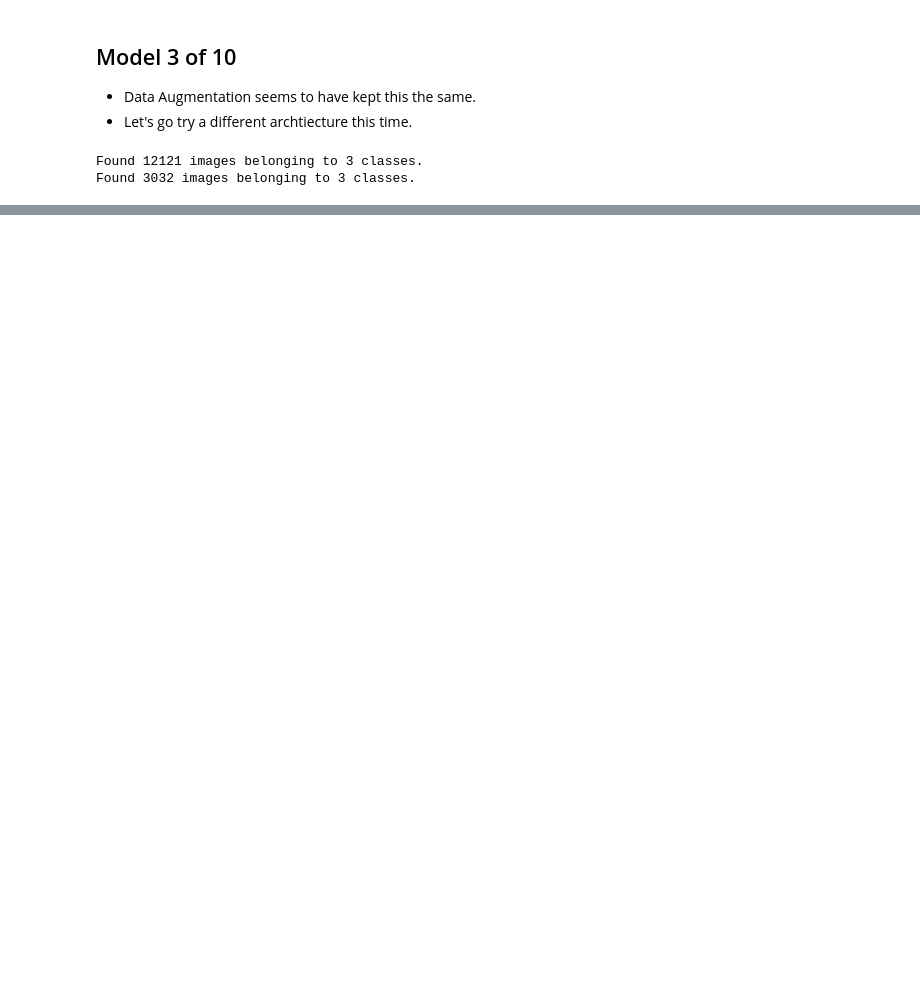
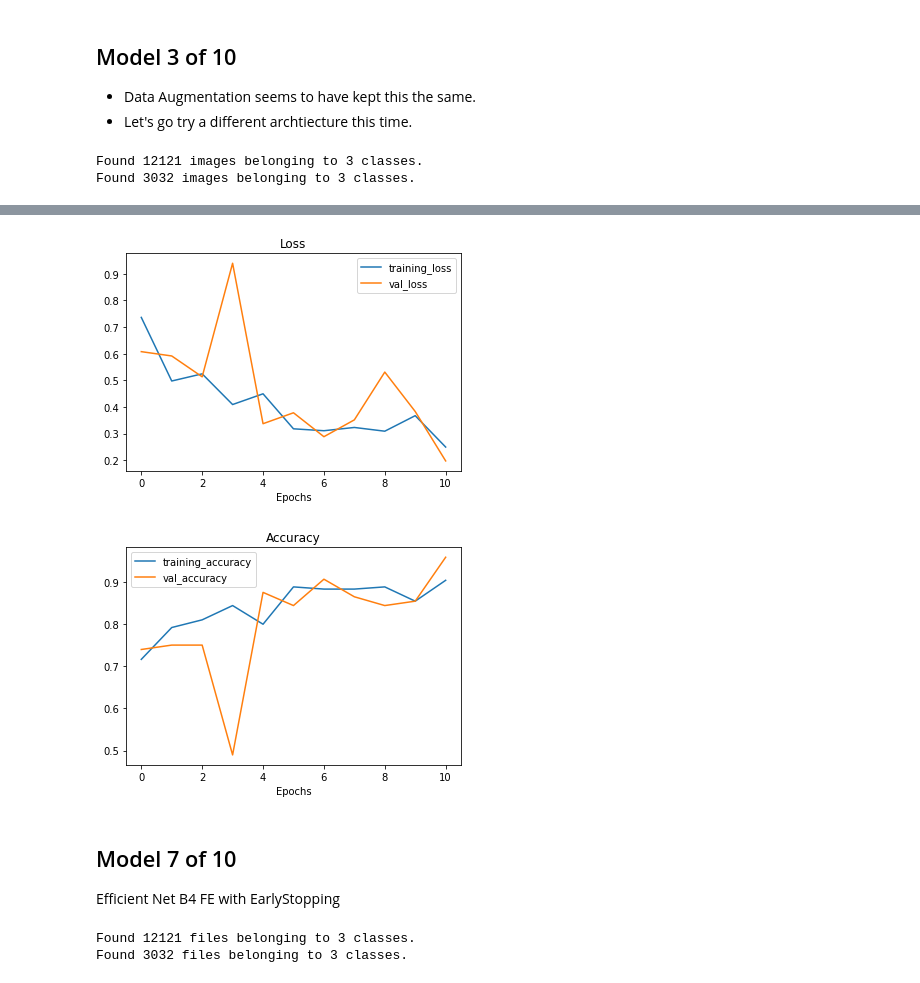
Before and after one commit to alexantaki16/covid, a Jupyter notebook: Code/covid_19.ipynb, the cells around one changed output, grey strips where cells are left out. Saved outputs shown, nothing was run; the diff lists cells and outputs as text; code cells hidden in the pictures; blank space fills up the shorter version.

```diff
--- a/Code/covid_19.ipynb
+++ b/Code/covid_19.ipynb
@@ -722,0 +899,24 @@ The class imbalance is now accounted for
+# %%
+#4. Write the layers
+inputs = layers.Input(shape = (224, 224, 3))
+x = data_augmentation(inputs)
+x = base_model(x, training = False)
+x = layers.GlobalAveragePooling2D()(x)
+outputs = layers.Dense(3, activation = "softmax")(x)
+# %%
+#5. Build the model
+model_6 = tf.keras.Model(inputs, outputs)
+# %%
+#6. Compile the model
+model_6.compile(loss = tf.keras.losses.categorical_crossentropy,
+                optimizer = tf.keras.optimizers.Adam(),
+                metrics = ["accuracy"])
+# %%
+#7. Train the model
+fine_tune_epochs = 40
+history_6 = model_6.fit(train_data_6,
+                        epochs = fine_tune_epochs,
+                        steps_per_epoch = len(train_data_6) / 32,
+                        validation_data = test_data_6,
+                        validation_steps = len(test_data_6) / 32,
+                        initial_epoch = history_5.epoch[-1])
@@ -722,0 +941,21 @@ The class imbalance is now accounted for
+# %%
+plot_loss_curves(history_6)
+# %% [output]
+[figure, added]
+[figure, added]
+# %% [markdown]
+## Model 7 of 10
+
+Efficient Net B4 FE with EarlyStopping
+# %%
+#1. Train data
+train_data_7 = tf.keras.preprocessing.image_dataset_from_directory(train_dir,
+                                                                   label_mode = "categorical",
+                                                                   image_size = (224, 224))
+
+test_data_7 = tf.keras.preprocessing.image_dataset_from_directory(test_dir,
+                                                                  label_mode = "categorical",
+                                                                  image_size = (224, 224))
+# %% [output]
+Found 12121 files belonging to 3 classes.
+Found 3032 files belonging to 3 classes.
```
Also changed, not shown: parts of 94 cells of this notebook.
